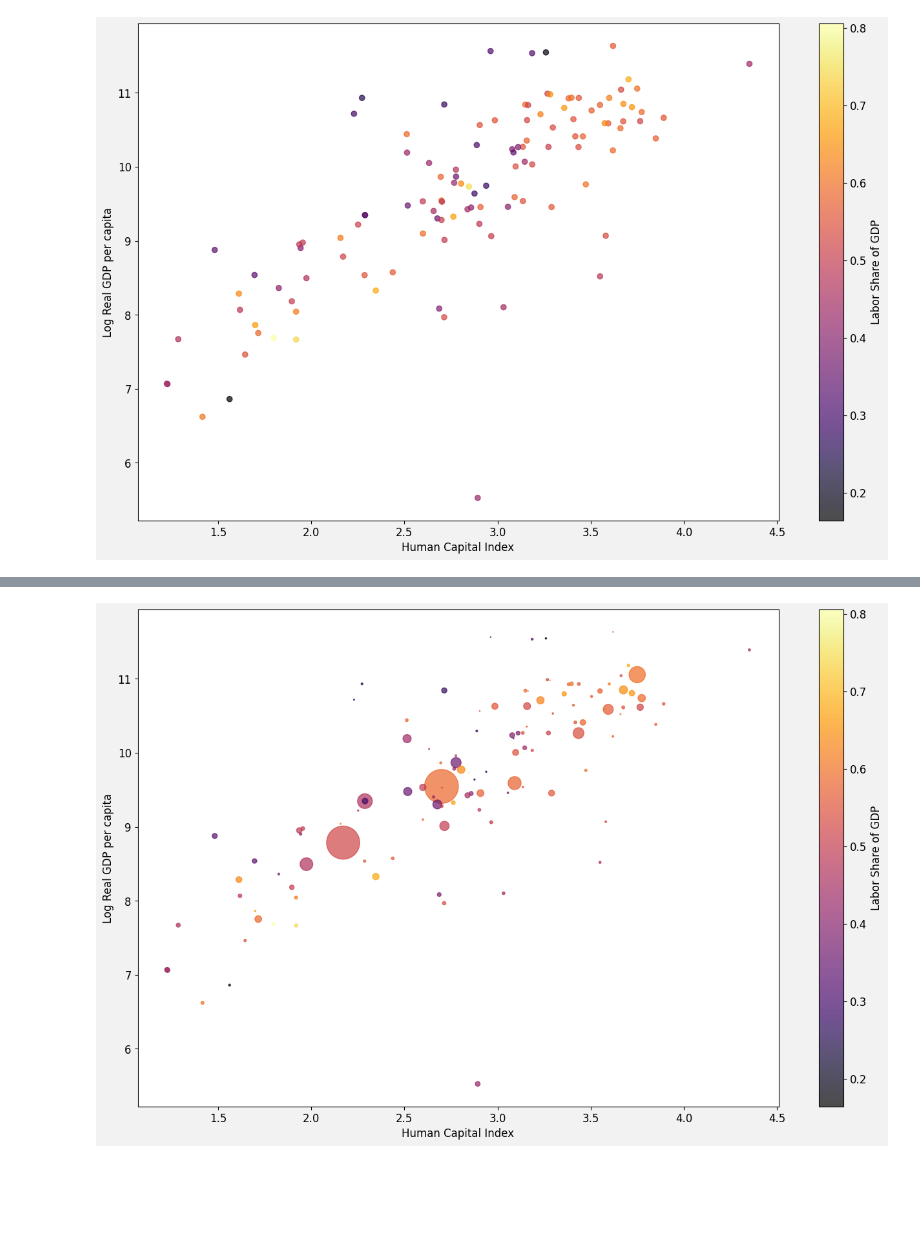
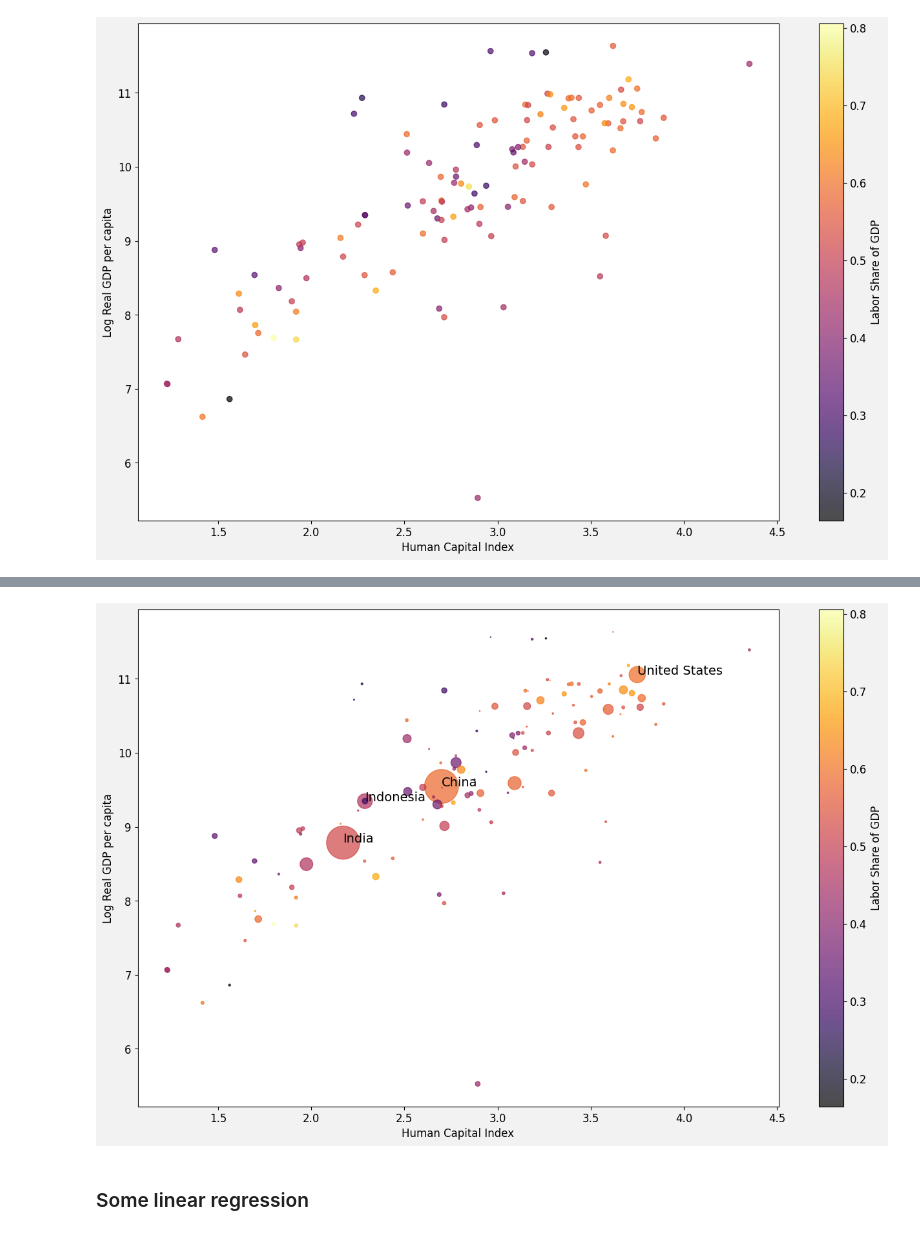
Before and after one commit to sebalexsmith/MET2010, a Jupyter notebook: Labs/Lab 4.ipynb, the cells around one changed output, grey strips where cells are left out. Saved outputs shown, nothing was run; the diff lists cells and outputs as text; code cells hidden in the pictures; blank space fills up the shorter version.

```diff
--- a/Labs/Lab 4.ipynb
+++ b/Labs/Lab 4.ipynb
@@ -105,6 +105,6 @@ colorbar.set_label('Labor Share of GDP')
 # %% [output]
 [figure]
 # %%
-largeCountries = pwt2019.loc[pwt2019['pop'] > 250]
+largeCountries = pwt2019.loc[pwt2019['pop'] > 250, ['hc', 'rgdpe_per_pers', 'country', 'pop']].sort_values(by = ['pop'], ascending = False)
 largeCountries
 # %% [output]
@@ -116,9 +116,17 @@ largeCountries
 # %%
 fig, ax = plt.subplots()
+
 s = ax.scatter(pwt2019['hc'], np.log(pwt2019['rgdpe_per_pers']), c = pwt2019['labsh'], cmap = 'inferno', s = pwt2019['pop'], alpha = .7)
+
+for index, country in largeCountries.iterrows():
+    ax.text(country['hc'], np.log(country['rgdpe_per_pers']), country['country'])
+
 ax.set_xlabel('Human Capital Index')
 ax.set_ylabel('Log Real GDP per capita')
+
 colorbar = plt.colorbar(s, ax = ax)
 colorbar.set_label('Labor Share of GDP')
 # %% [output]
-[figure, old version]
+[figure, new version]
+# %% [markdown]
+### Some linear regression
```
Also changed, not shown: parts of 23 cells of this notebook, 2 other files.
